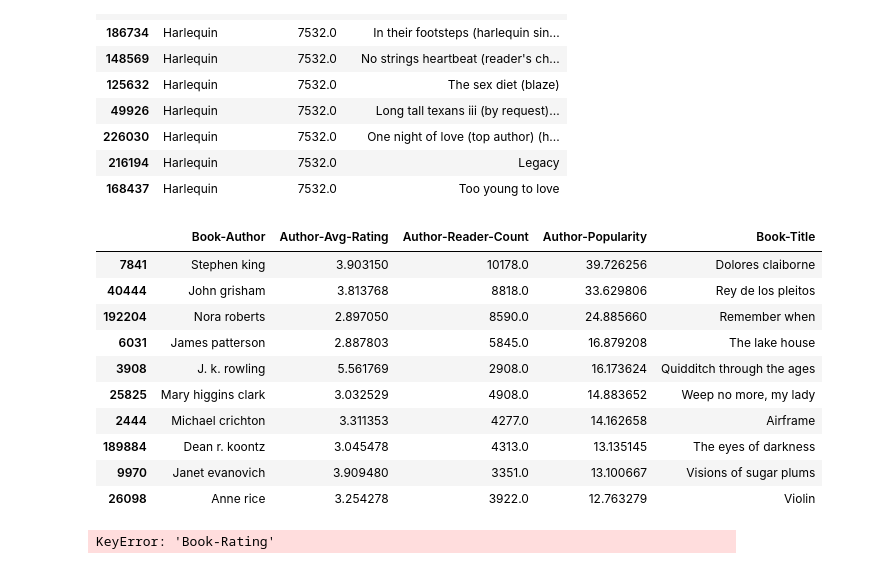
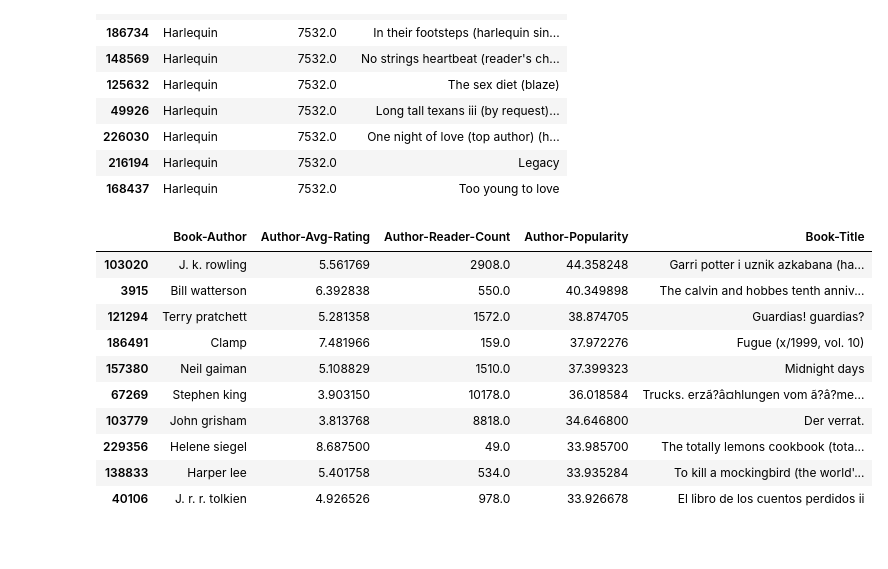
Before and after one commit to shaked-oren/ml_fun, a Jupyter notebook: inter.ipynb, the cells around one changed output. Cells and saved outputs as stored; diff of their text form; code cells hidden in the pictures.

Commit message:
add log to author for more realistic rates

```diff
--- a/inter.ipynb
+++ b/inter.ipynb
@@ -161,22 +161,24 @@ top_books_with_info[["Publisher", "Publication_Count", "Book-Title"]].sort_value
 | 216194 | Harlequin | 7532.0 | Legacy |
 | 168437 | Harlequin | 7532.0 | Too young to love |
 # %%
+import numpy as np
+
 top_books_with_info["Author-Avg-Rating"] = top_books_with_info.groupby("Book-Author")["mean"].transform("mean")
 top_books_with_info["Author-Reader-Count"] = top_books_with_info.groupby("Book-Author")["size"].transform("sum")
-top_books_with_info["Author-Popularity"] = top_books_with_info["Author-Avg-Rating"] * (top_books_with_info["Author-Reader-Count"] / 1000)
+top_books_with_info["Author-Popularity"] = top_books_with_info["Author-Avg-Rating"] * np.log1p(top_books_with_info["Author-Reader-Count"])
 top_books_with_info[["Book-Author", "Author-Avg-Rating", "Author-Reader-Count", "Author-Popularity", "Book-Title"]].sort_values("Author-Popularity", ascending=False).drop_duplicates("Book-Author").head(10)
 # %% [output]
 |  | Book-Author | Author-Avg-Rating | Author-Reader-Count | Author-Popularity | Book-Title |
-| 7841 | Stephen king | 3.903150 | 10178.0 | 39.726256 | Dolores claiborne |
-| 40444 | John grisham | 3.813768 | 8818.0 | 33.629806 | Rey de los pleitos |
-| 192204 | Nora roberts | 2.897050 | 8590.0 | 24.885660 | Remember when |
-| 6031 | James patterson | 2.887803 | 5845.0 | 16.879208 | The lake house |
-| 3908 | J. k. rowling | 5.561769 | 2908.0 | 16.173624 | Quidditch through the ages |
-| 25825 | Mary higgins clark | 3.032529 | 4908.0 | 14.883652 | Weep no more, my lady |
-| 2444 | Michael crichton | 3.311353 | 4277.0 | 14.162658 | Airframe |
-| 189884 | Dean r. koontz | 3.045478 | 4313.0 | 13.135145 | The eyes of darkness |
-| 9970 | Janet evanovich | 3.909480 | 3351.0 | 13.100667 | Visions of sugar plums |
-| 26098 | Anne rice | 3.254278 | 3922.0 | 12.763279 | Violin |
+| 103020 | J. k. rowling | 5.561769 | 2908.0 | 44.358248 | Garri potter i uznik azkabana (ha... |
+| 3915 | Bill watterson | 6.392838 | 550.0 | 40.349898 | The calvin and hobbes tenth anniv... |
+| 121294 | Terry pratchett | 5.281358 | 1572.0 | 38.874705 | Guardias! guardias? |
+| 186491 | Clamp | 7.481966 | 159.0 | 37.972276 | Fugue (x/1999, vol. 10) |
+| 157380 | Neil gaiman | 5.108829 | 1510.0 | 37.399323 | Midnight days |
+| 67269 | Stephen king | 3.903150 | 10178.0 | 36.018584 | Trucks. erzã?â¤hlungen vom ã?â?me... |
+| 103779 | John grisham | 3.813768 | 8818.0 | 34.646800 | Der verrat. |
+| 229356 | Helene siegel | 8.687500 | 49.0 | 33.985700 | The totally lemons cookbook (tota... |
+| 138833 | Harper lee | 5.401758 | 534.0 | 33.935284 | To kill a mockingbird (the world'... |
+| 40106 | J. r. r. tolkien | 4.926526 | 978.0 | 33.926678 | El libro de los cuentos perdidos ii |
 # %%
 features = [
     "Author-Count",
@@ -192,7 +194,5 @@ from sklearn.model_selection import train_test_split
 
 
 X_train, y_train, X_test, y_test = train_test_split(X, top_books_with_info[features], test_size=0.2, random_state=42)
-# %% [output]
-KeyError: 'Book-Rating'
 # %%
 # y is the user ratings for the books, which is the target variable we want to predict.
```
